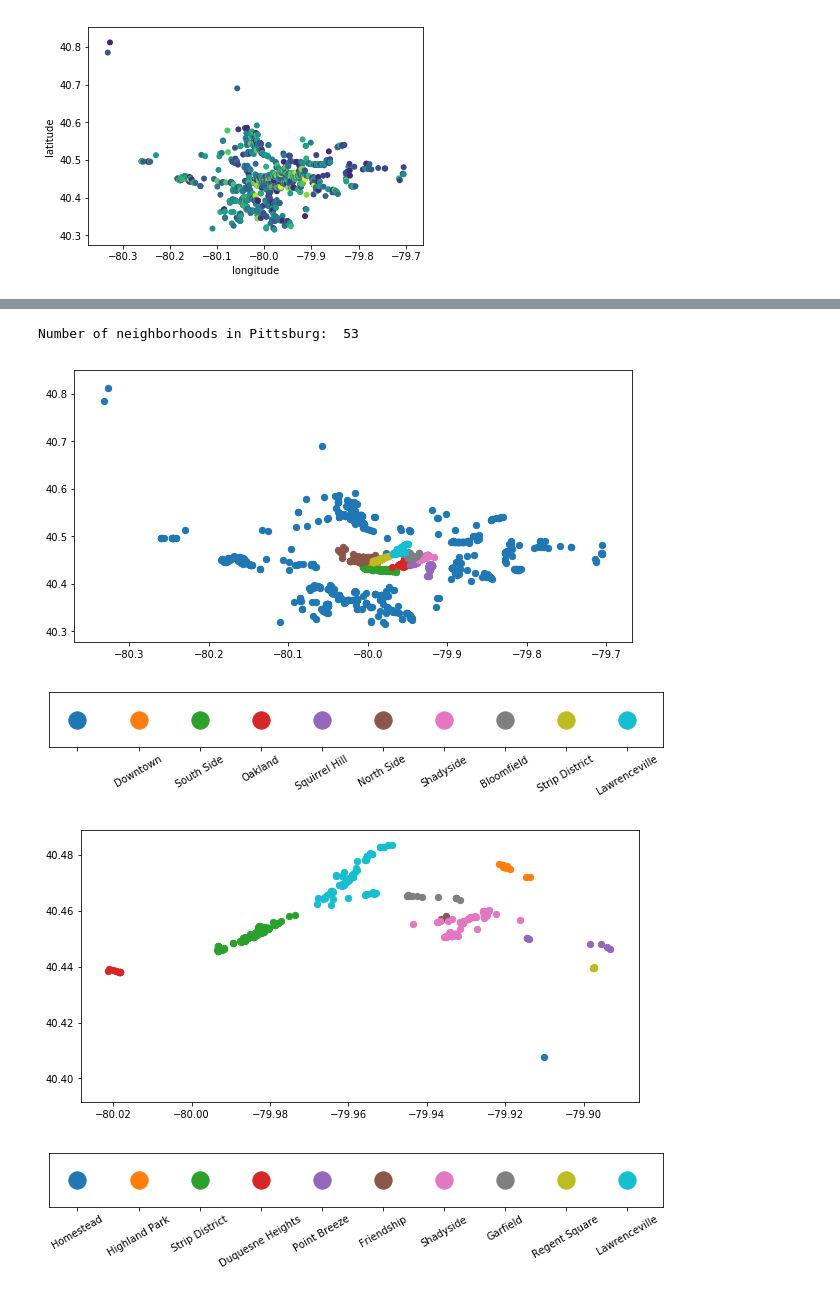
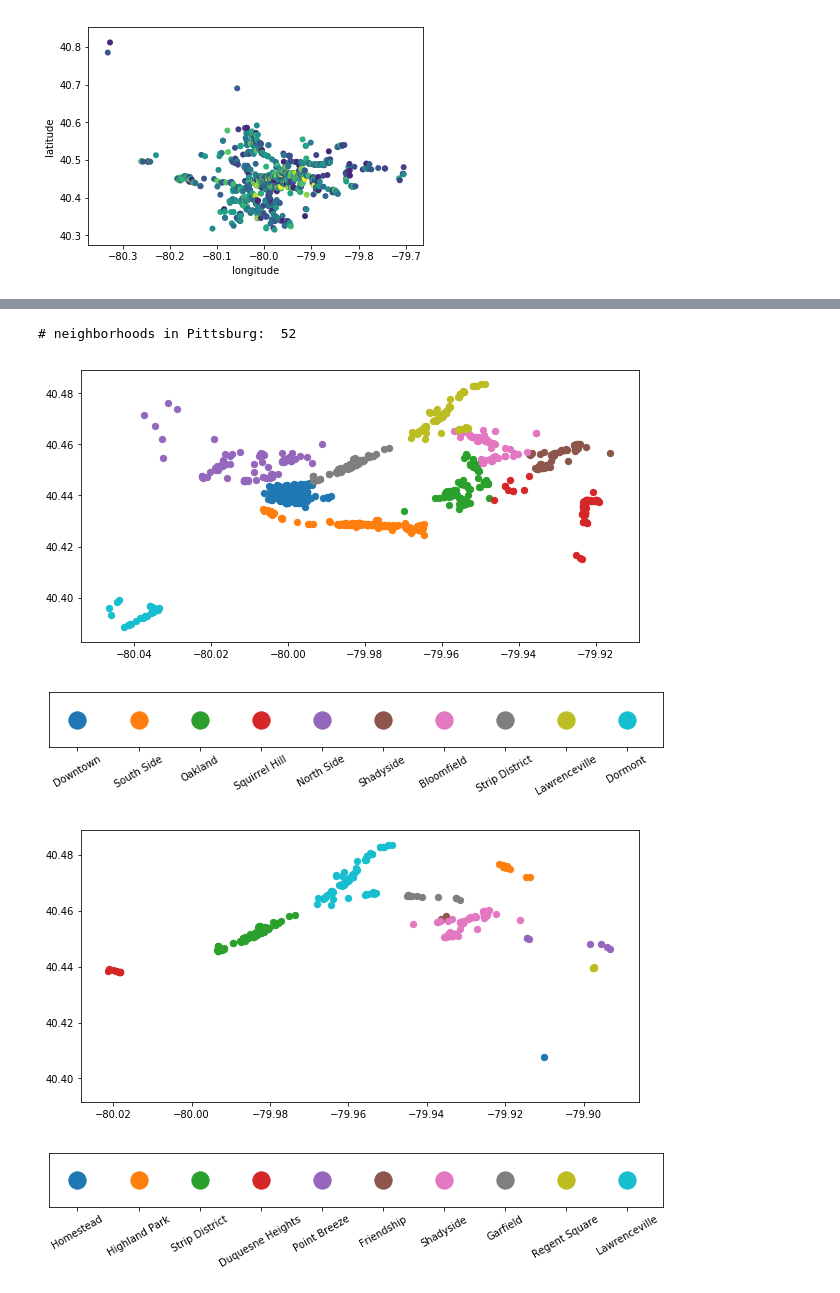
Before and after one commit to emily-jean/yelp-data-mining, a Jupyter notebook: project/clustering/pitts_restaurants_neighborhoods.ipynb, the cells around one changed output, grey strips where cells are left out. Cells and saved outputs as stored; diff of their text form; code cells hidden in the pictures.

```diff
--- a/project/clustering/pitts_restaurants_neighborhoods.ipynb
+++ b/project/clustering/pitts_restaurants_neighborhoods.ipynb
@@ -74,81 +91,80 @@ plt.savefig('pitts_heatmap.pdf')
 [figure]
 # %%
-# top_10_neighborhoods_most_restaurants function - a map of the 10 neighborhoods with the most restaurants.
-#top_10_hoods_highest_avg_review_count - a map of the 10 neighborhoods with the highest average review count.
-#This is the top 10 most popular neighborhoods of yelpers.
-def calc_review_avg(df):
+# get top 10 most popular neighborhoods of yelpers.
+def calcReviewAvg(df):
     hoods = list(set(df['neighborhood']))
-    avg_rev_count = {}
+    avgReviewCount = {}
     for hood in hoods:
-        avg_rev_count[hood] = df[df['neighborhood']==hood][['review_count']].mean()[0]
-    return sorted(avg_rev_count.items(), key=operator.itemgetter(1),reverse=True)
+        avgReviewCount[hood] = df[df['neighborhood']==hood][['review_count']].mean()[0]
+    return sorted(avgReviewCount.items(), key=operator.itemgetter(1),reverse=True)
 
 def create_plt(width,height):
     fig, axs = plt.subplots(1,1, figsize=(width, height), facecolor='w', edgecolor='k')
     fig.subplots_adjust(hspace = .3, wspace=.2)
 
-def top_10_neighborhoods_most_restaurants(df):
+# map of the 10 neighborhoods with the most restaurants.
+def hoodsMostRestaurants(df):
     hoods = list(set(df['neighborhood']))
-    print('Number of neighborhoods in Pittsburg: ', len(hoods))
-    hoodcounts = {}
+    print('# neighborhoods in Pittsburg: ', len(hoods))
+    counts = {}
     for hood in hoods:
-        hoodcounts[hood] = len(df[df['neighborhood']==hood])
-    hoodcounts_sorted = sorted(hoodcounts.items(), key=operator.itemgetter(1),reverse=True)
-    #print(hoodcounts_sorted)
+        counts[hood] = len(df[df['neighborhood']==hood])
+    countsSorted = sorted(counts.items(), key=operator.itemgetter(1),reverse=True)
+    #print(countsSorted)
     create_plt(10,5)
     for i in range(10):
-        data = df[df['neighborhood']==hoodcounts_sorted[i][0]]
+        data = df[df['neighborhood']==countsSorted[i][0]]
         plt.scatter(data[['longitude']],data[['latitude']],40)
-    plt.savefig('top10_hoods_most_restaurants.pdf', bbox_inches='tight')
+    #plt.savefig('top10_hoods_most_restaurants.pdf', bbox_inches='tight')
 
-
-def legend_colors(df):
+def legend(df):
     hoods = list(set(df['neighborhood']))
-    hoodcounts = {}
+    counts = {}
     for hood in hoods:
-        hoodcounts[hood] = len(df[df['neighborhood']==hood])
-    hoodcounts_sorted = sorted(hoodcounts.items(), key=operator.itemgetter(1),reverse=True)
+        counts[hood] = len(df[df['neighborhood']==hood])
+    countsSorted = sorted(counts.items(), key=operator.itemgetter(1),reverse=True)
     create_plt(11,1)
     label=[]
     for i in range(10):
-        label.append(hoodcounts_sorted[i][0])
+        label.append(countsSorted[i][0])
         plt.scatter(i,0,300)
     plt.xticks(range(10),label,rotation=30)
     frame1 = plt.gca()
     frame1.axes.get_yaxis().set_ticks([])
 
-def top_10_hoods_highest_avg_review_count(df):
-    avg_rev_sorted = calc_review_avg(df)
+# map of the 10 neighborhoods with the highest average review count
+def hoodsHighestAvgReviews(df):
+    avgReviewS = calcReviewAvg(df)
     create_plt(10,5)
     for i in range(10):
-        data = df[df['neighborhood']==avg_rev_sorted[i][0]]
+        data = df[df['neighborhood']==avgReviewS[i][0]]
         plt.scatter(data[['longitude']],data[['latitude']],40)
-    plt.savefig('top10_hoods_highest_avg_review_count.pdf', bbox_inches='tight')
+    #plt.savefig('top10_hoods_highest_avg_review_count.pdf', bbox_inches='tight')
 
-def legend_colors2(df):
-    avg_rev_sorted = calc_review_avg(df)
+def legend2(df):
+    avgReviewS = calcReviewAvg(df)
     create_plt(11,1)
     label=[]
     for i in range(10):
-        label.append(avg_rev_sorted[i][0])
+        label.append(avgReviewS[i][0])
         plt.scatter(i,0,300)
     plt.xticks(range(10),label,rotation=30)
     frame1 = plt.gca()
     frame1.axes.get_yaxis().set_ticks([])
 
 #DROP EMPTY NEIGHBORHOODS - remove to see restaurants with no neighborhood tag
-#business_df['neighborhood'].replace('',0,inplace=True)
-#business_df = business_df[business_df.neighborhood != 0]
+business_df['neighborhood'].replace('',0,inplace=True)
+business_df = business_df[business_df.neighborhood != 0]
 
-top_10_neighborhoods_most_restaurants(business_df)
-legend_colors(business_df)
-plt.savefig('legend1.pdf', bbox_inches='tight')
-top_10_hoods_highest_avg_review_count(business_df)
-legend_colors2(business_df)
-plt.savefig('legend2.pdf', bbox_inches='tight')
+hoodsMostRestaurants(business_df)
+legend(business_df)
+#plt.savefig('legend1.pdf', bbox_inches='tight')
+hoodsHighestAvgReviews(business_df)
+legend2(business_df)
+#plt.savefig('legend2.pdf', bbox_inches='tight')
 # %% [output]
-Number of neighborhoods in Pittsburg:  53
+# neighborhoods in Pittsburg:  52
-[figure, old version]
+[figure, new version]
-[figure, old version]
+[figure, new version]
 [figure]
 [figure]
```
Also changed, not shown: parts of 1 cell of this notebook.
